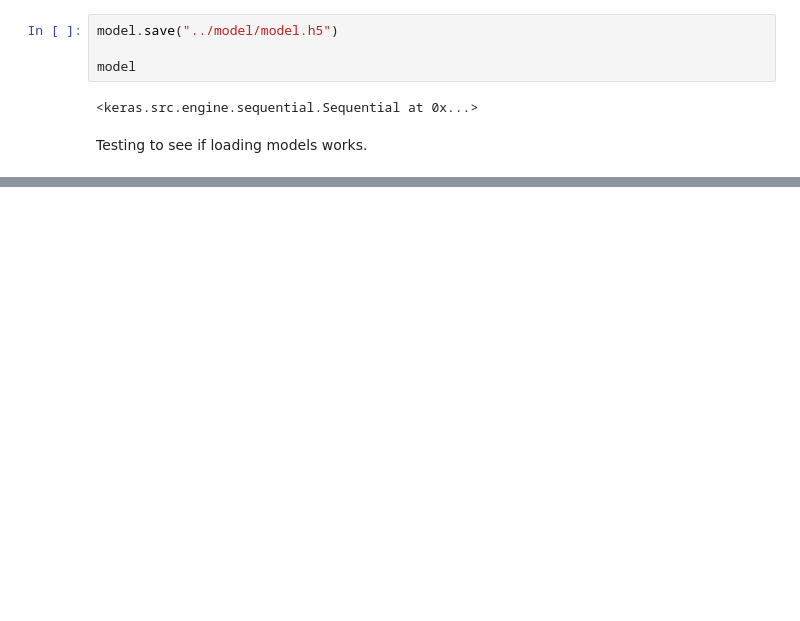
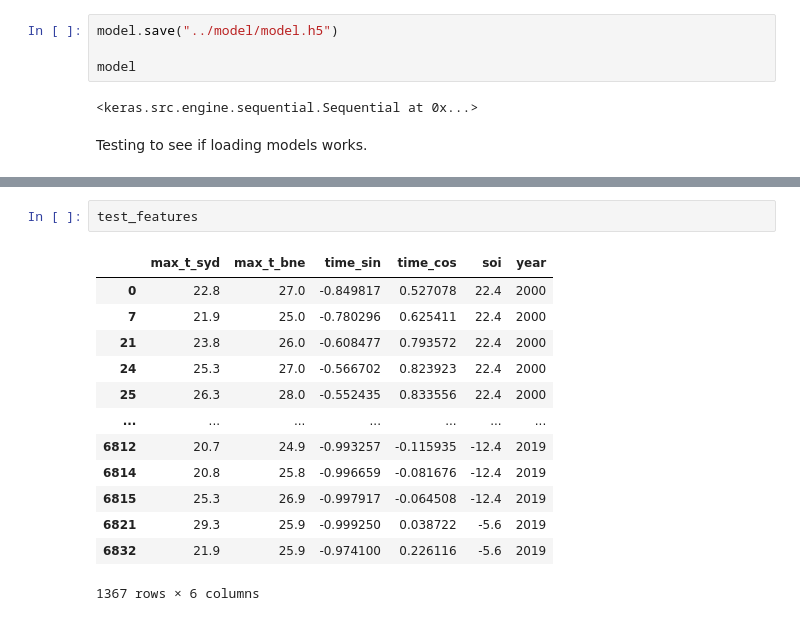
Before and after one commit to jtpotato/firetrace, a Jupyter notebook: notebooks/future-bushfires.ipynb, the cells around one changed output, grey strips where cells are left out. Cells and saved outputs as stored; diff of their text form; blank space fills up the shorter version.

```diff
--- a/notebooks/future-bushfires.ipynb
+++ b/notebooks/future-bushfires.ipynb
@@ -215,0 +220,16 @@ plt.legend()
+# %%
+test_features
+# %% [output]
+|  | max_t_syd | max_t_bne | time_sin | time_cos | soi | year |
+| 0 | 22.8 | 27.0 | -0.849817 | 0.527078 | 22.4 | 2000 |
+| 7 | 21.9 | 25.0 | -0.780296 | 0.625411 | 22.4 | 2000 |
+| 21 | 23.8 | 26.0 | -0.608477 | 0.793572 | 22.4 | 2000 |
+| 24 | 25.3 | 27.0 | -0.566702 | 0.823923 | 22.4 | 2000 |
+| 25 | 26.3 | 28.0 | -0.552435 | 0.833556 | 22.4 | 2000 |
+| ... | ... | ... | ... | ... | ... | ... |
+| 6812 | 20.7 | 24.9 | -0.993257 | -0.115935 | -12.4 | 2019 |
+| 6814 | 20.8 | 25.8 | -0.996659 | -0.081676 | -12.4 | 2019 |
+| 6815 | 25.3 | 26.9 | -0.997917 | -0.064508 | -12.4 | 2019 |
+| 6821 | 29.3 | 25.9 | -0.999250 | 0.038722 | -5.6 | 2019 |
+| 6832 | 21.9 | 25.9 | -0.974100 | 0.226116 | -5.6 | 2019 |
+1367 rows × 6 columns
```
Also changed, not shown: parts of 14 cells of this notebook, 2 other files.
